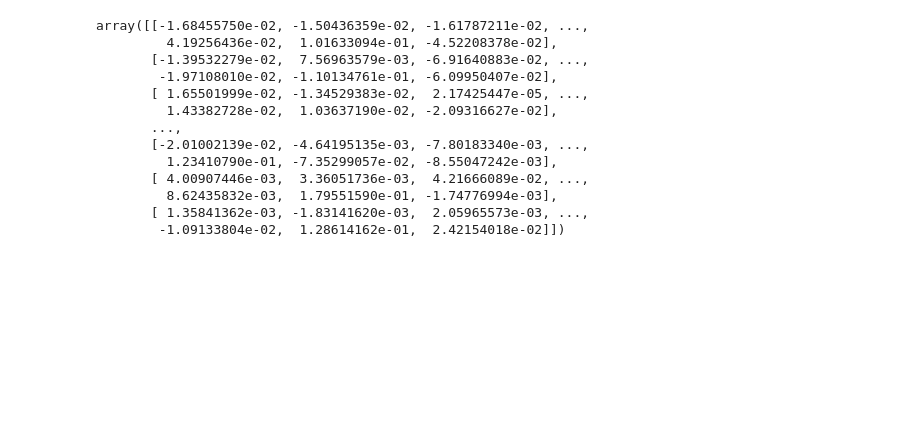
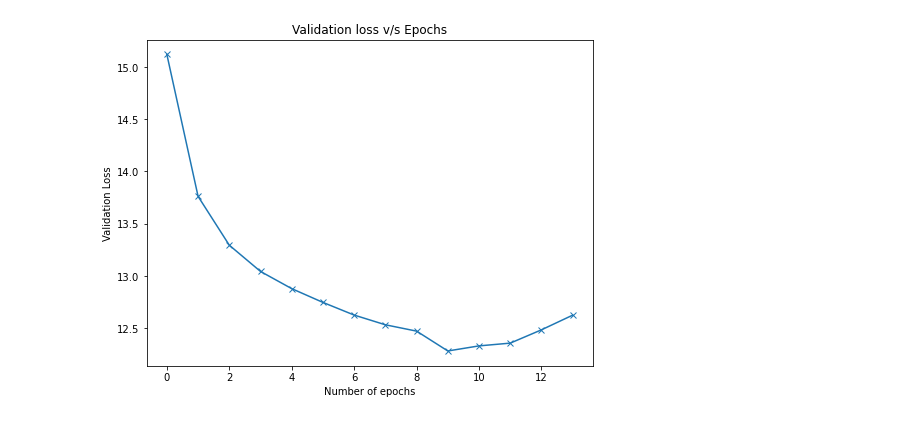
Before and after one commit to keya-desai/Machine-Learning-Data-Completition-and-Interpolation, a Jupyter notebook: developmentCode/NeuralNetwork.ipynb, the cells around one changed output. Drawn from its saved outputs; the diff is of its cells as text; code cells hidden in the pictures; blank space fills up the shorter version.

Commit message:
Add validation in NN

```diff
--- a/developmentCode/NeuralNetwork.ipynb
+++ b/developmentCode/NeuralNetwork.ipynb
@@ -212,19 +262,14 @@ loss =  0.031721469834786326
+# %%
+plt.figure(figsize=(8,6))
+plt.plot(num_epochs, valLossArr, marker='x')
+plt.title("Validation loss v/s Epochs")
+plt.xlabel("Number of epochs")
+plt.ylabel("Validation Loss")
+plt.show()
+# %% [output]
+[figure, added]
 # %%
-nn.weights[0]
+# nn.weights[0]
-# %% [output]
-array([[-1.68455750e-02, -1.50436359e-02, -1.61787211e-02, ...,
-         4.19256436e-02,  1.01633094e-01, -4.52208378e-02],
-       [-1.39532279e-02,  7.56963579e-03, -6.91640883e-02, ...,
-        -1.97108010e-02, -1.10134761e-01, -6.09950407e-02],
-       [ 1.65501999e-02, -1.34529383e-02,  2.17425447e-05, ...,
-         1.43382728e-02,  1.03637190e-02, -2.09316627e-02],
-       ...,
-       [-2.01002139e-02, -4.64195135e-03, -7.80183340e-03, ...,
-         1.23410790e-01, -7.35299057e-02, -8.55047242e-03],
-       [ 4.00907446e-03,  3.36051736e-03,  4.21666089e-02, ...,
-         8.62435832e-03,  1.79551590e-01, -1.74776994e-03],
-       [ 1.35841362e-03, -1.83141620e-03,  2.05965573e-03, ...,
-        -1.09133804e-02,  1.28614162e-01,  2.42154018e-02]])
 # %%
 pred = nn.predict(testX, feature_info_test.T)
 # %%
```
Also changed, not shown: parts of 11 cells of this notebook.
